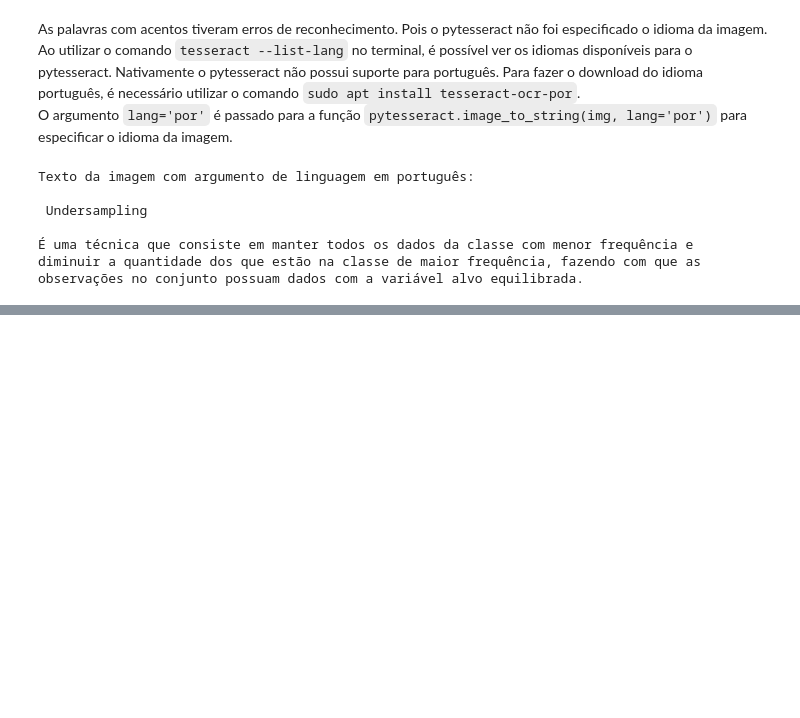
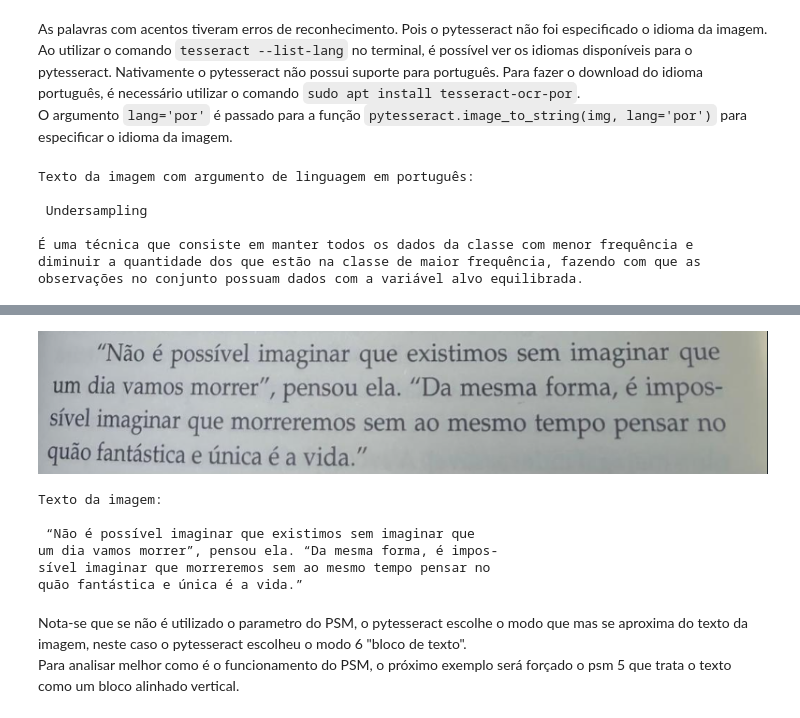
Before and after one commit to marcalhenrique/estudos, a Jupyter notebook: visao_computacional/estudo_ocr/pytesseract_e_opencv.ipynb, the cells around one changed output, grey strips where cells are left out. Cells and saved outputs as stored; diff of their text form; code cells hidden in the pictures; blank space fills up the shorter version.

```diff
--- a/visao_computacional/estudo_ocr/pytesseract_e_opencv.ipynb
+++ b/visao_computacional/estudo_ocr/pytesseract_e_opencv.ipynb
@@ -113,0 +141,18 @@ observações no conjunto possuam dados com a variável alvo equilibrada.
+# %%
+img_trecho_livro = cv2.imread('images_folder/trecho_livro.png')
+img_trecho_livro = cv2.cvtColor(img_trecho_livro, cv2.COLOR_BGR2RGB)
+display(Image.fromarray(img_trecho_livro))
+# --------------------------------------
+texto_livro = pytesseract.image_to_string(img_trecho_livro, lang='por')
+print("Texto da imagem: \n\n", texto_livro)
+# %% [output]
+[figure, added]
+Texto da imagem:
+
+ “Não é possível imaginar que existimos sem imaginar que
+um dia vamos morrer”, pensou ela. “Da mesma forma, é impos-
+sível imaginar que morreremos sem ao mesmo tempo pensar no
+quão fantástica e única é a vida.”
+# %% [markdown]
+Nota-se que se não é utilizado o parametro do PSM, o pytesseract escolhe o modo que mas se aproxima do texto da imagem, neste caso o pytesseract escolheu o modo 6 "bloco de texto".
+Para analisar melhor como é o funcionamento do PSM, o próximo exemplo será forçado o psm 5 que trata o texto como um bloco alinhado vertical.
```
Also changed, not shown: parts of 18 cells of this notebook, 2 other files.
